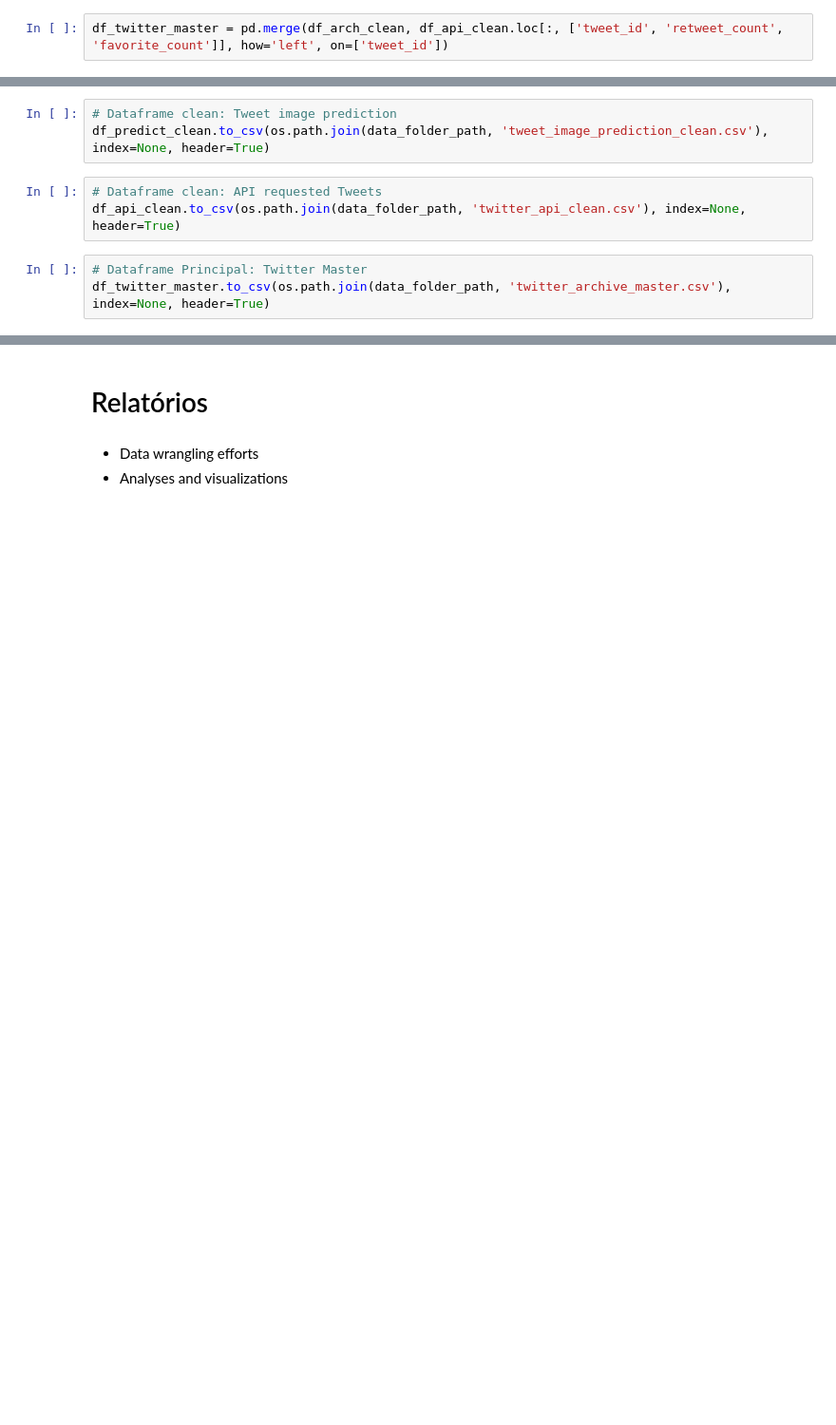
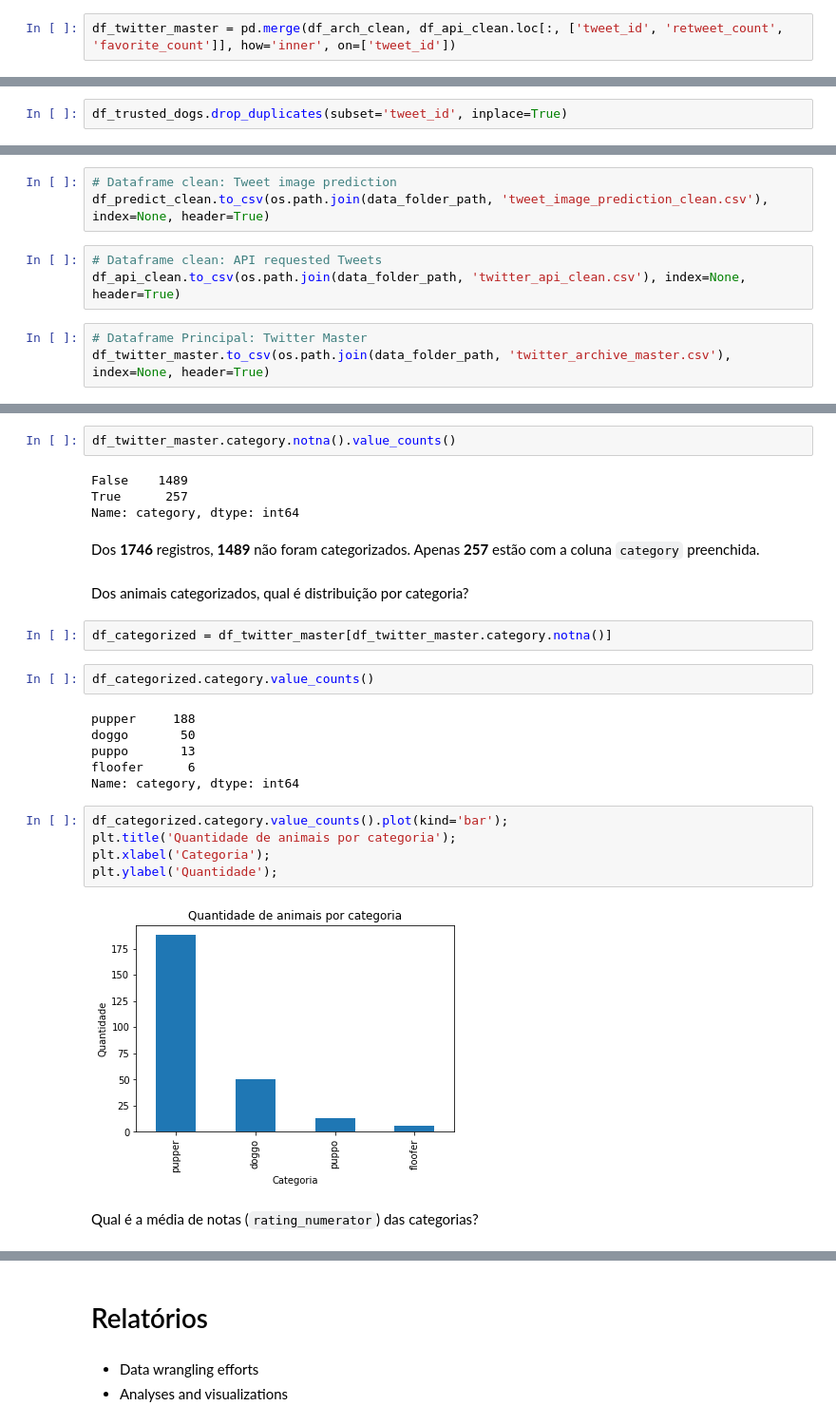
Before and after one commit to vitoralbano/ds-ii-weratedogs, a Jupyter notebook: wrangle_act.ipynb, the cells around one changed output, grey strips where cells are left out. Shown at 95% size. Drawn from its saved outputs; the diff is of its cells as text; blank space fills up the shorter version.

```diff
--- a/wrangle_act.ipynb
+++ b/wrangle_act.ipynb
@@ -1377,4 +1425,4 @@ memory usage: 286.2+ KB
 # %% [markdown]
 União dos dataframes `df_arch_clean` e `df_api_clean`
 # %%
-df_twitter_master = pd.merge(df_arch_clean, df_api_clean.loc[:, ['tweet_id', 'retweet_count', 'favorite_count']], how='left', on=['tweet_id'])
+df_twitter_master = pd.merge(df_arch_clean, df_api_clean.loc[:, ['tweet_id', 'retweet_count', 'favorite_count']], how='inner', on=['tweet_id'])
@@ -1394,0 +1466,2 @@ df_trusted_dogs.sample(5)
+# %%
+df_trusted_dogs.drop_duplicates(subset='tweet_id', inplace=True)
@@ -1476,0 +1634,29 @@ df_twitter_master.to_csv(os.path.join(data_folder_path, 'twitter_archive_master.
+# %%
+df_twitter_master.category.notna().value_counts()
+# %% [output]
+False    1489
+True      257
+Name: category, dtype: int64
+# %% [markdown]
+Dos **1746** registros, **1489** não foram categorizados. Apenas **257** estão com a coluna `category` preenchida.
+# %% [markdown]
+Dos animais categorizados, qual é distribuição por categoria?
+# %%
+df_categorized = df_twitter_master[df_twitter_master.category.notna()]
+# %%
+df_categorized.category.value_counts()
+# %% [output]
+pupper     188
+doggo       50
+puppo       13
+floofer      6
+Name: category, dtype: int64
+# %%
+df_categorized.category.value_counts().plot(kind='bar');
+plt.title('Quantidade de animais por categoria');
+plt.xlabel('Categoria');
+plt.ylabel('Quantidade');
+# %% [output]
+[figure, added]
+# %% [markdown]
+Qual é a média de notas (`rating_numerator`) das categorias?
```
Also changed, not shown: parts of 62 cells of this notebook, 3 other files.
